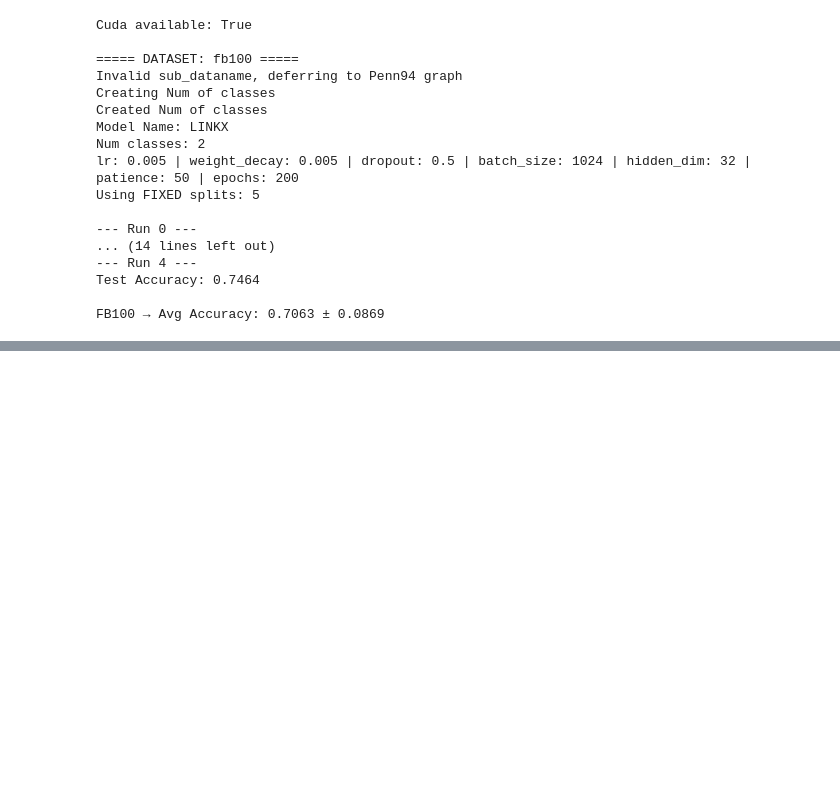
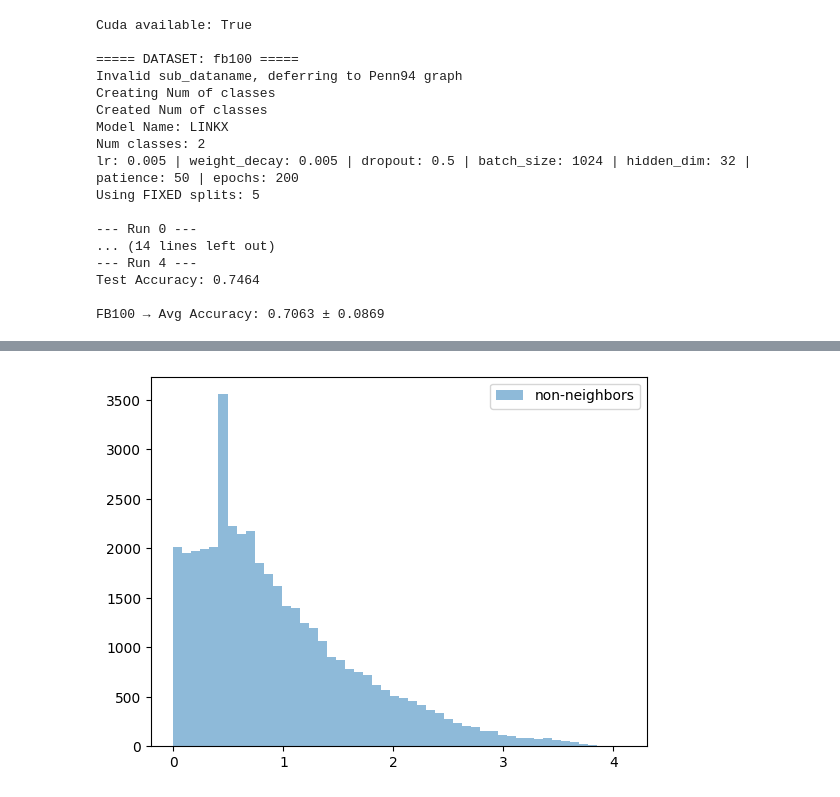
Before and after one commit to AshutoshKumar1007/GNN-Message-Passing-Survey, a Jupyter notebook: HeterophilicGNN/LINKX/Analysis.ipynb, the cells around one changed output, grey strips where cells are left out. Cells and saved outputs as stored; diff of their text form; code cells hidden in the pictures; blank space fills up the shorter version.

Commit message:
added LINKX analysis on penn94 data

```diff
--- a/HeterophilicGNN/LINKX/Analysis.ipynb
+++ b/HeterophilicGNN/LINKX/Analysis.ipynb
@@ -301,0 +320,3 @@ OutOfMemoryError: CUDA out of memory. Tried to allocate 6.43 GiB. GPU 0 has a to
+# %%
+adj_list = build_adj_list(data.edge_index, data.num_nodes)
+common_cnt_lst = common_counts(embedding, adj_list, metric = 'dot')
@@ -301,0 +489,6 @@ OutOfMemoryError: CUDA out of memory. Tried to allocate 6.43 GiB. GPU 0 has a to
+# %%
+plt.hist(dist_non_neighbors.cpu(), bins=50, alpha=0.5, label="non-neighbors")
+plt.legend()
+plt.show()
+# %% [output]
+[figure, added]
```
Also changed, not shown: parts of 21 cells of this notebook.
